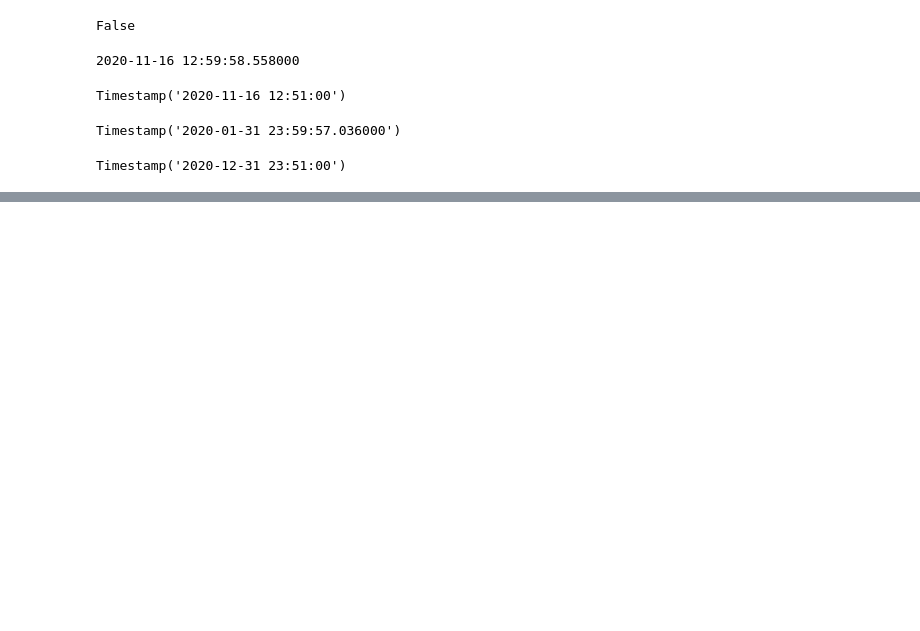
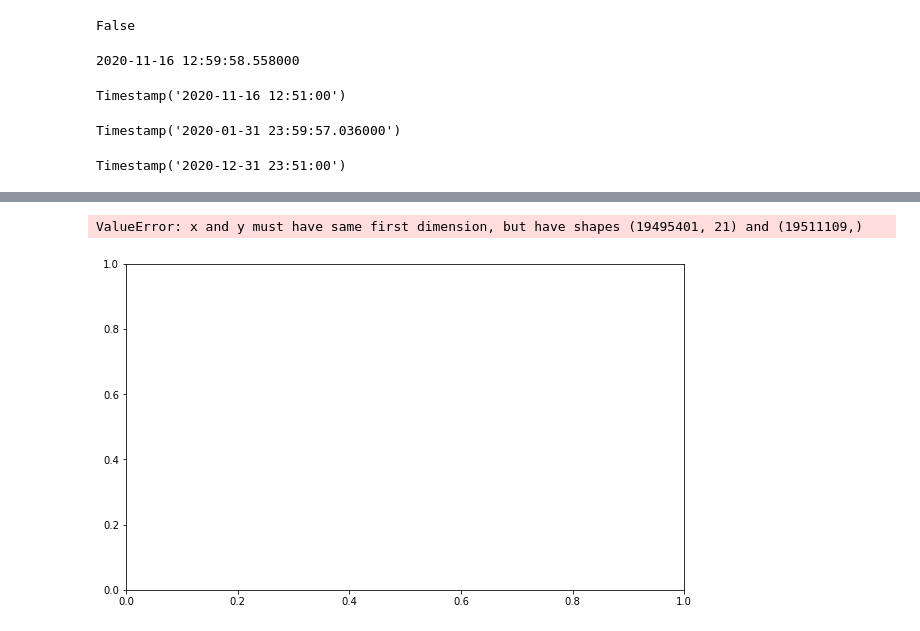
Before and after one commit to leckieje/fair_weather_cyclists, a Jupyter notebook: bike_weather_20.ipynb, the cells around one changed output, grey strips where cells are left out. Cells and saved outputs as stored; diff of their text form; code cells hidden in the pictures; blank space fills up the shorter version.

```diff
--- a/bike_weather_20.ipynb
+++ b/bike_weather_20.ipynb
@@ -736,0 +803,10 @@ bike_weather_clean.head()
+# %%
+fig, ax = plt.subplots(figsize=(10,6))
+
+ax.plot(bike_weather_clean.groupby('starttime').count(), bike_weather_clean['Temp,F']) # rides by hour
+ax.set_ylabel('Temp,F')
+ax.set_xlabel('Start Time')
+ax.set_title('Temp vs Start Time');
+# %% [output]
+ValueError: x and y must have same first dimension, but have shapes (19495401, 21) and (19511109,)
+[figure, added]
```
Also changed, not shown: parts of 52 cells of this notebook.
